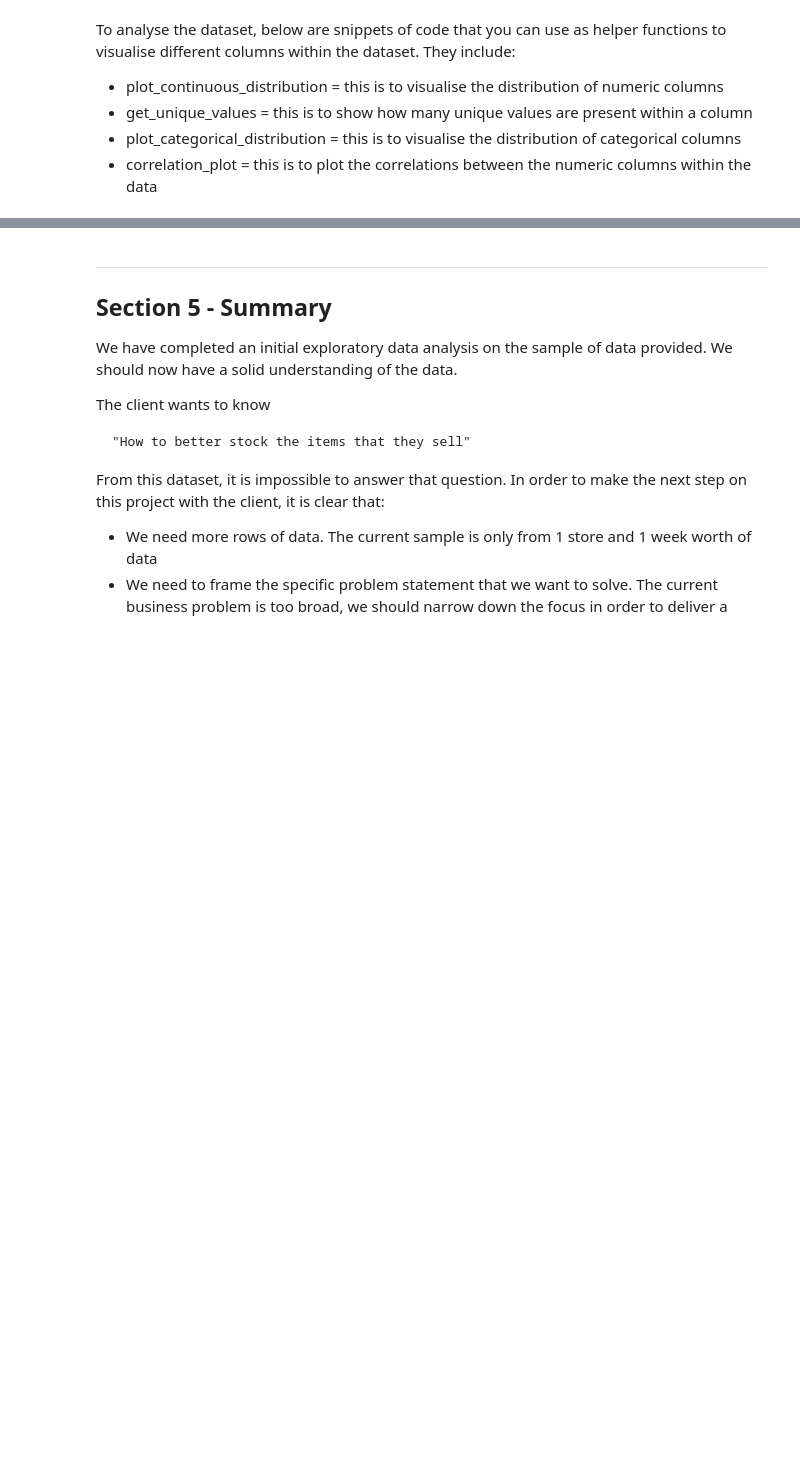
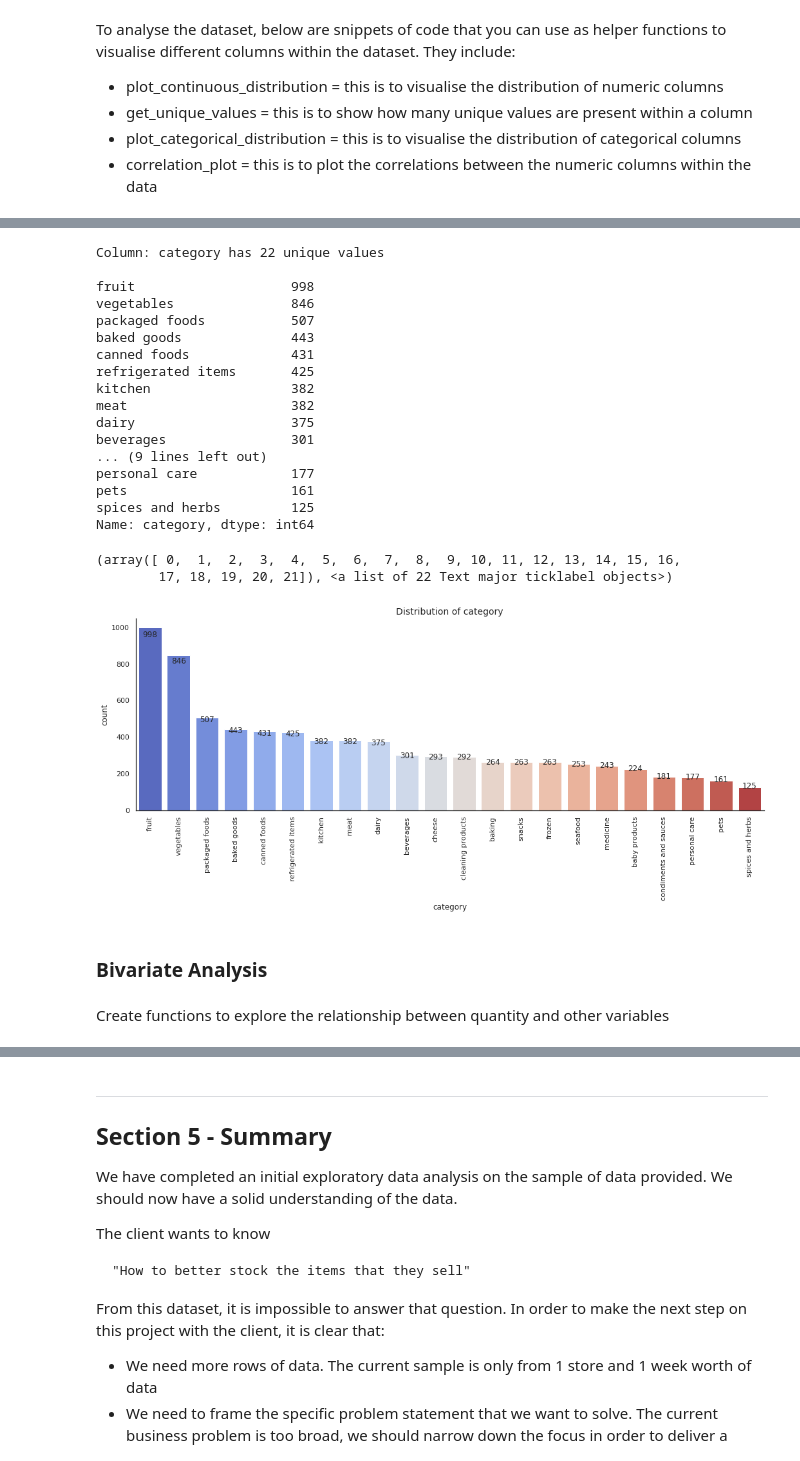
Before and after one commit to amy-panda/Supply_Chain_Forecasting, a Jupyter notebook: notebooks/eda.ipynb, the cells around one changed output, grey strips where cells are left out. Drawn from its saved outputs; the diff is of its cells as text; code cells hidden in the pictures; blank space fills up the shorter version.

```diff
--- a/notebooks/eda.ipynb
+++ b/notebooks/eda.ipynb
@@ -161,0 +252,29 @@ To analyse the dataset, below are snippets of code that you can use as helper fu
+# %%
+get_unique_values(df,column='category')
+plot_categorical_distribution(data=df, column='category',height=5,aspect=3,palette="coolwarm")
+plt.xticks(rotation=90)
+# %% [output]
+Column: category has 22 unique values
+
+fruit                    998
+vegetables               846
+packaged foods           507
+baked goods              443
+canned foods             431
+refrigerated items       425
+kitchen                  382
+meat                     382
+dairy                    375
+beverages                301
+... (9 lines left out)
+personal care            177
+pets                     161
+spices and herbs         125
+Name: category, dtype: int64
+(array([ 0,  1,  2,  3,  4,  5,  6,  7,  8,  9, 10, 11, 12, 13, 14, 15, 16,
+        17, 18, 19, 20, 21]), <a list of 22 Text major ticklabel objects>)
+[figure, added]
+# %% [markdown]
+### Bivariate Analysis
+# %% [markdown]
+Create functions to explore the relationship between quantity and other variables
```
Also changed, not shown: parts of 36 cells of this notebook.
